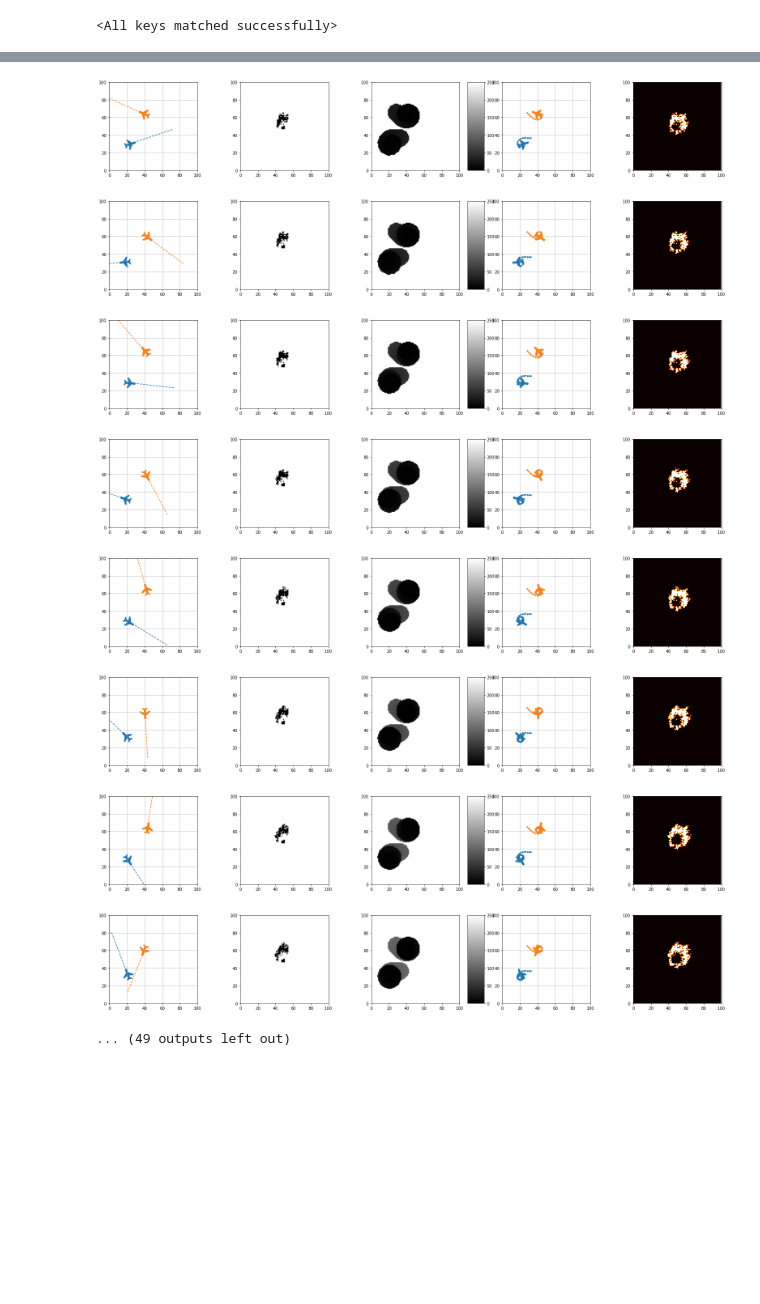
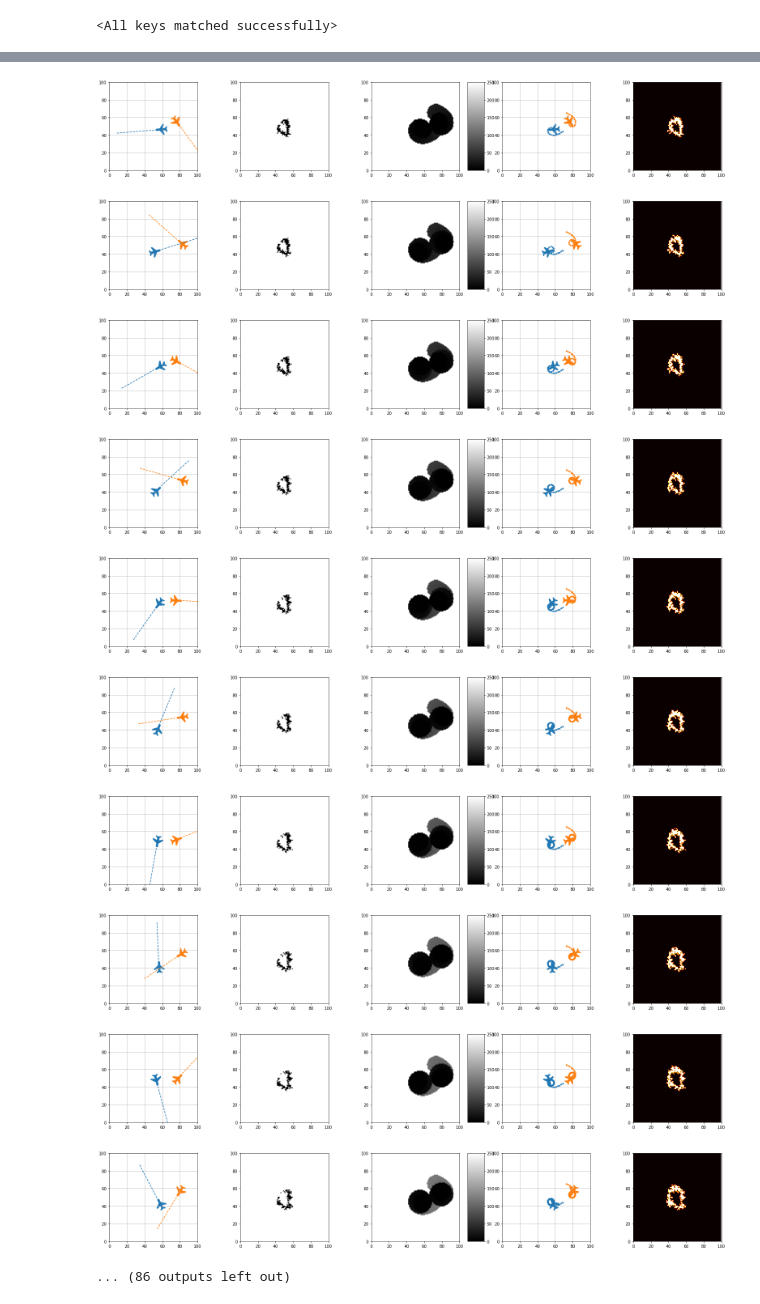
Before and after one commit to ajcantor1/wildfire_uav_surveillance_rl, a Jupyter notebook: test_ppo.ipynb, the cells around one changed output, grey strips where cells are left out. Saved outputs shown, nothing was run; the diff lists cells and outputs as text; code cells hidden in the pictures; blank space fills up the shorter version.

```diff
--- a/test_ppo.ipynb
+++ b/test_ppo.ipynb
@@ -45,7 +42,7 @@ CLIP  = 0.2
 BATCH_SIZE = 64
 # %%
 device = torch.device("cuda" if torch.cuda.is_available() else "cpu")
-actor = PPONet(device,  channels, height, width, n_actions).to(device)
-actor.load_state_dict(torch.load('ppo_actor.pth'))
+model = PPONet(device,  channels, height, width, n_actions).to(device)
+model.load_state_dict(torch.load('ppo_weights.pt'))
 # %% [output]
 <All keys matched successfully>
@@ -72,8 +54,7 @@ i_episode = 1
 images = []
 observation = fireEnv.reset()
 dronesEnv.reset(observation)
-hidden_1 = None
-hidden_2 = None
+
 while True:
 
   observation = fireEnv.step()
@@ -90,12 +71,11 @@ while True:
 
   for i in range(int(DT/DTI)):
 
-    action1, hidden_1 = actor(map_1, state_vector_1, hidden_1)
-    action2, hidden_2 = actor(map_2, state_vector_2, hidden_2)
-    action1 = action1.max(1)[1].view(1, 1)
-    action2 = action2.max(1)[1].view(1, 1)
-    print(action1)
-    dronesEnv.step([action1.item(), action2.item()], observation)
+    policy1, _ = model(map_1, state_vector_1)
+    policy2, _ = model(map_2, state_vector_2)
+
+
+    dronesEnv.step([Categorical(policy1).sample(), Categorical(policy2).sample()], observation)
 
     next_state_vector_1 = dronesEnv.drones[0].state
     next_map_1 = dronesEnv.drones[0].observation
@@ -172,9 +118,11 @@ tensor([[1]], device='cuda:0')
-[figure, old version]
+[figure, new version]
-[figure, old version]
+[figure, new version]
-[figure, old version]
+[figure, new version]
-[figure, old version]
+[figure, new version]
-[figure, old version]
+[figure, new version]
-[figure, old version]
+[figure, new version]
-[figure, old version]
+[figure, new version]
-[figure, old version]
+[figure, new version]
-... (49 outputs left out)
+[figure, added]
+[figure, added]
+... (86 outputs left out)
```
Also changed, not shown: parts of 3 cells of this notebook, 2 other files.
